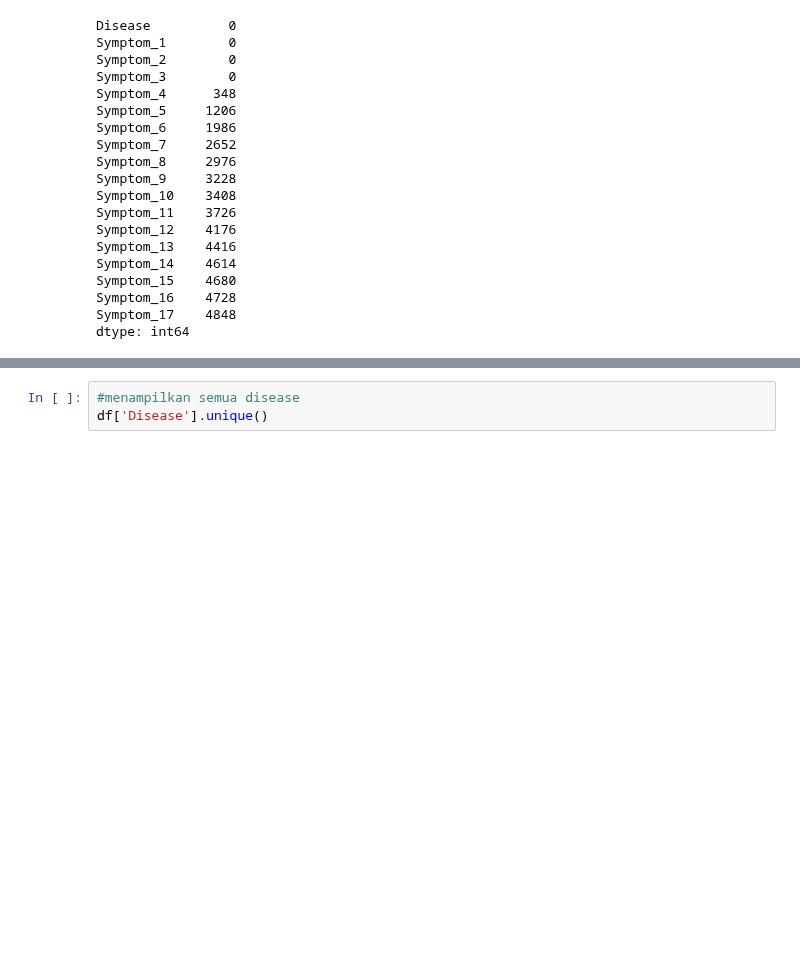
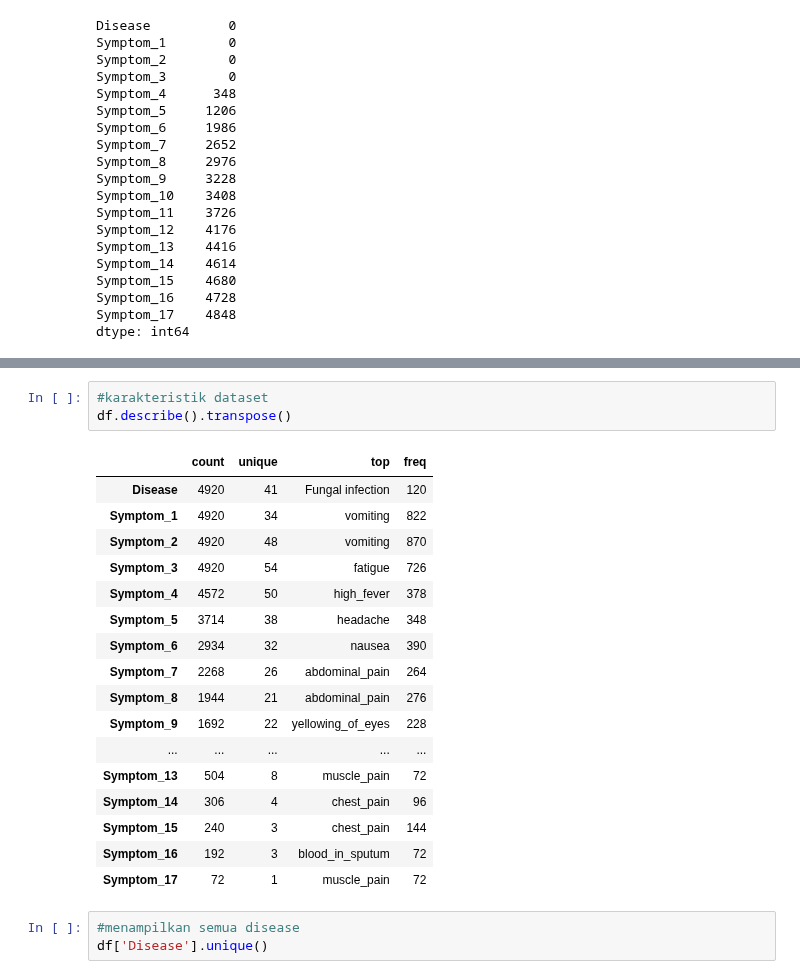
Before and after one commit to meidianarahmawati/mlt2hc7, a Jupyter notebook: Final Project.ipynb, the cells around one changed output, grey strips where cells are left out. Cells and saved outputs as stored; diff of their text form; blank space fills up the shorter version.

Commit message:
Tambahan EDA Dataset

```diff
--- a/Final Project.ipynb
+++ b/Final Project.ipynb
@@ -157,6 +180,27 @@ df.describe()
 | unique | 41 | 34 | 48 | 54 | 50 | 38 | 32 | 26 | 21 | ... |
 | top | Fungal infection | vomiting | vomiting | fatigue | high_fever | headache | nausea | abdominal_pain | abdominal_pain | ... |
 | freq | 120 | 822 | 870 | 726 | 378 | 348 | 390 | 264 | 276 | ... |
+# %%
+#karakteristik dataset
+df.describe().transpose()
+# %% [output]
+|  | count | unique | top | freq |
+| Disease | 4920 | 41 | Fungal infection | 120 |
+| Symptom_1 | 4920 | 34 | vomiting | 822 |
+| Symptom_2 | 4920 | 48 | vomiting | 870 |
+| Symptom_3 | 4920 | 54 | fatigue | 726 |
+| Symptom_4 | 4572 | 50 | high_fever | 378 |
+| Symptom_5 | 3714 | 38 | headache | 348 |
+| Symptom_6 | 2934 | 32 | nausea | 390 |
+| Symptom_7 | 2268 | 26 | abdominal_pain | 264 |
+| Symptom_8 | 1944 | 21 | abdominal_pain | 276 |
+| Symptom_9 | 1692 | 22 | yellowing_of_eyes | 228 |
+| ... | ... | ... | ... | ... |
+| Symptom_13 | 504 | 8 | muscle_pain | 72 |
+| Symptom_14 | 306 | 4 | chest_pain | 96 |
+| Symptom_15 | 240 | 3 | chest_pain | 144 |
+| Symptom_16 | 192 | 3 | blood_in_sputum | 72 |
+| Symptom_17 | 72 | 1 | muscle_pain | 72 |
 # %%
 #menampilkan semua disease
 df['Disease'].unique()
```
Also changed, not shown: parts of 4 cells of this notebook.
